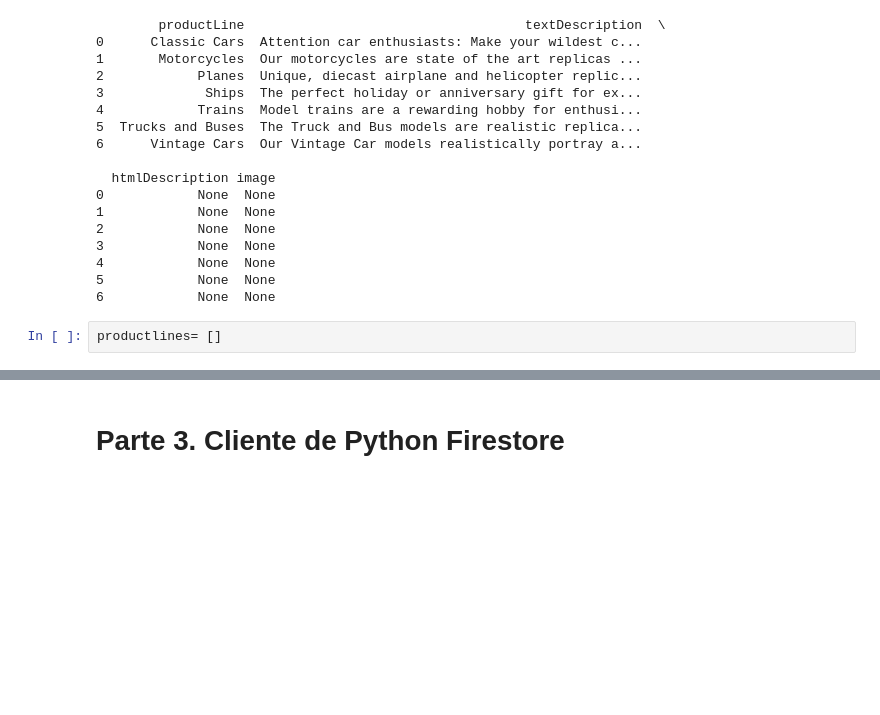
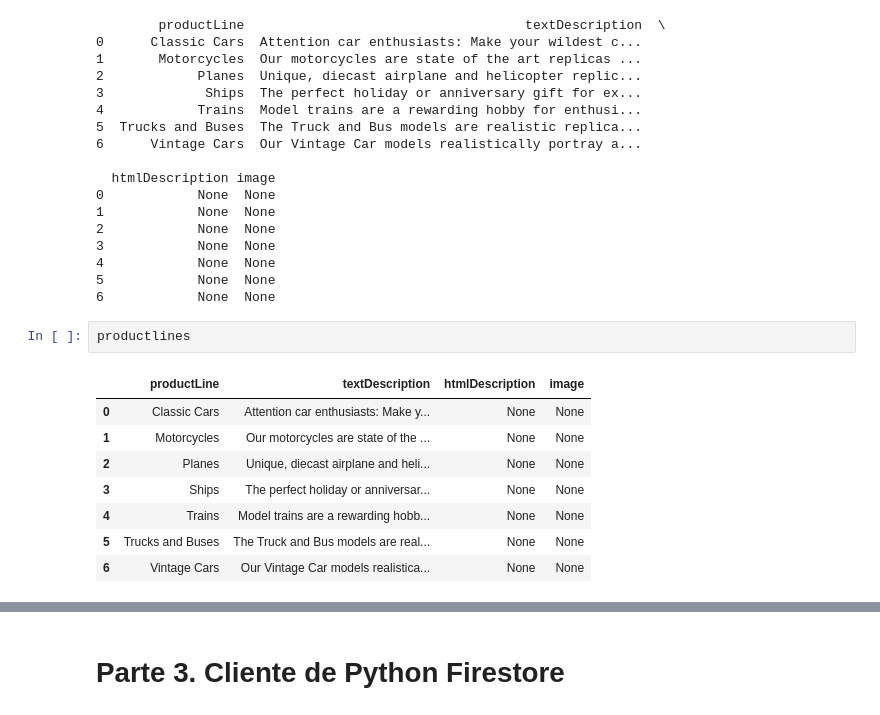
Before and after one commit to jericohd/Scrapy_NASA, a Jupyter notebook: Acceso_BD_Manipulacion_A01795534.ipynb, the cells around one changed output, grey strips where cells are left out. Drawn from its saved outputs; the diff is of its cells as text; blank space fills up the shorter version.

```diff
--- a/Acceso_BD_Manipulacion_A01795534.ipynb
+++ b/Acceso_BD_Manipulacion_A01795534.ipynb
@@ -241,4 +241,13 @@ print(productlines)
 5            None  None
 6            None  None
 # %%
-productlines= []
+productlines
+# %% [output]
+|  | productLine | textDescription | htmlDescription | image |
+| 0 | Classic Cars | Attention car enthusiasts: Make y... | None | None |
+| 1 | Motorcycles | Our motorcycles are state of the ... | None | None |
+| 2 | Planes | Unique, diecast airplane and heli... | None | None |
+| 3 | Ships | The perfect holiday or anniversar... | None | None |
+| 4 | Trains | Model trains are a rewarding hobb... | None | None |
+| 5 | Trucks and Buses | The Truck and Bus models are real... | None | None |
+| 6 | Vintage Cars | Our Vintage Car models realistica... | None | None |
```
Also changed, not shown: parts of 16 cells of this notebook.
